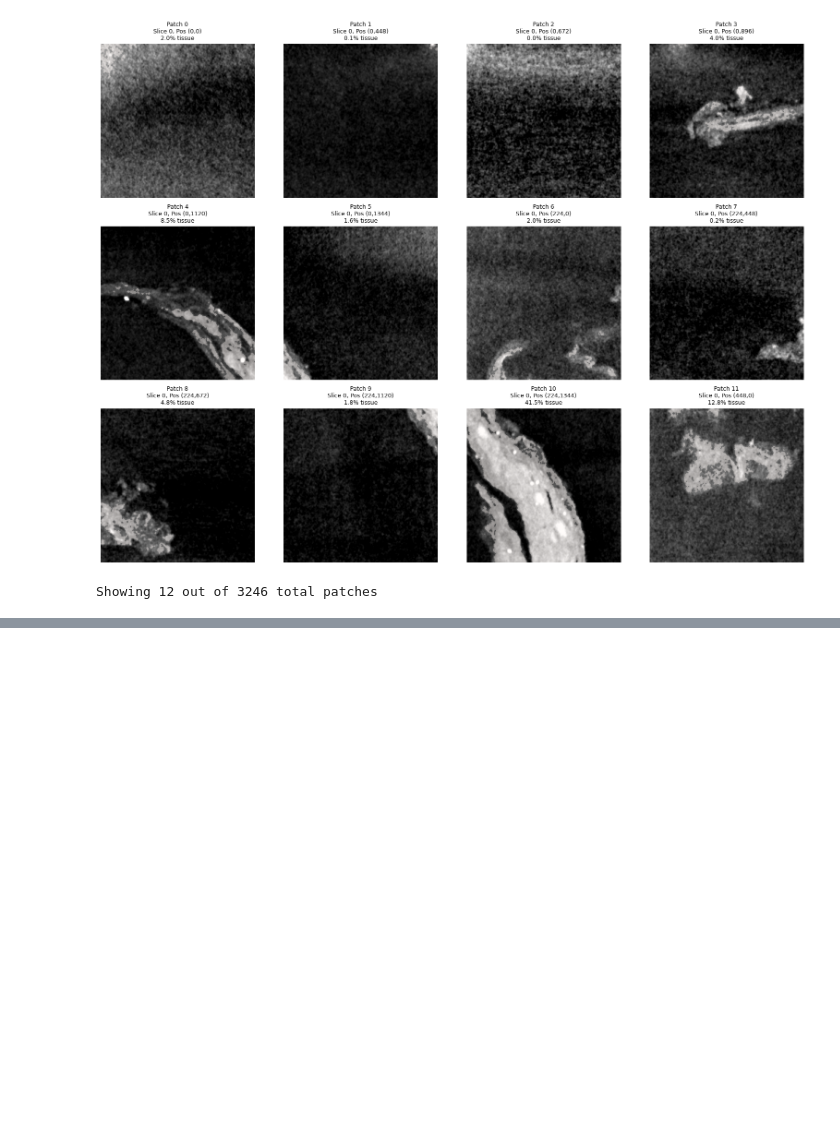
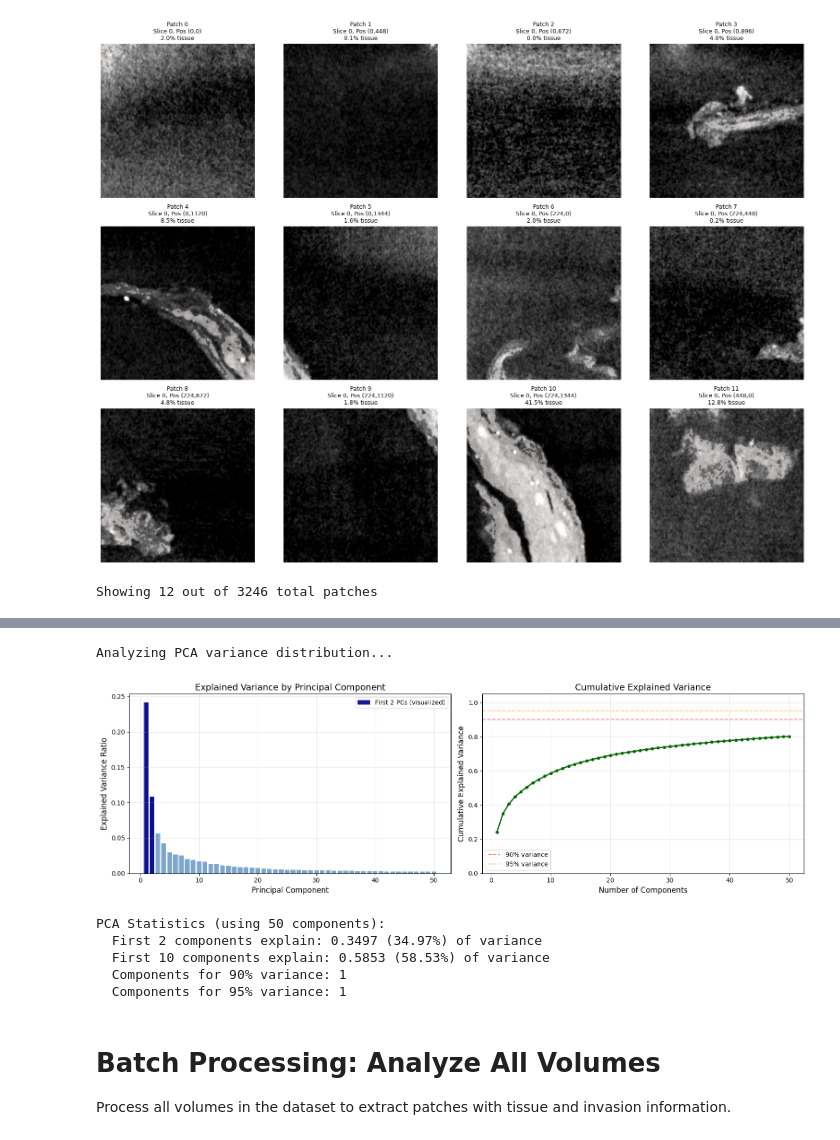
Before and after one commit to PauAltur/uni-thyroid-ct, a Jupyter notebook: notebooks/01-UNI-api-callback.ipynb, the cells around one changed output, grey strips where cells are left out. Drawn from its saved outputs; the diff is of its cells as text; code cells hidden in the pictures; blank space fills up the shorter version.

Commit message:
Visualized UNI embeddings

```diff
--- a/notebooks/01-UNI-api-callback.ipynb
+++ b/notebooks/01-UNI-api-callback.ipynb
@@ -433,0 +752,68 @@ Embedding statistics:
+# %%
+# Analyze PCA components - Explained Variance
+if 'pca_model' in globals() and pca_model is not None:
+    # Fit PCA with more components to see full variance distribution
+    print("Analyzing PCA variance distribution...")
+    n_components_to_analyze = min(50, patch_embeddings.shape[0], patch_embeddings.shape[1])
+
+    pca_full = PCA(n_components=n_components_to_analyze, random_state=42)
+    pca_full.fit(patch_embeddings)
+
+    # Create visualization
+    fig, axes = plt.subplots(1, 2, figsize=(16, 5))
+
+    # Plot 1: Explained variance ratio per component
+    axes[0].bar(range(1, len(pca_full.explained_variance_ratio_) + 1),
+                pca_full.explained_variance_ratio_,
+                alpha=0.7,
+                color='steelblue')
+    axes[0].set_xlabel('Principal Component', fontsize=12)
+    axes[0].set_ylabel('Explained Variance Ratio', fontsize=12)
+    axes[0].set_title('Explained Variance by Principal Component', fontsize=14)
+    axes[0].grid(True, alpha=0.3)
+
+    # Highlight first 2 components
+    axes[0].bar([1, 2], pca_full.explained_variance_ratio_[:2],
+                alpha=0.9, color='darkblue', label='First 2 PCs (visualized)')
+    axes[0].legend()
+
+    # Plot 2: Cumulative explained variance
+    cumulative_var = np.cumsum(pca_full.explained_variance_ratio_)
+    axes[1].plot(range(1, len(cumulative_var) + 1), cumulative_var,
+                 'o-', linewidth=2, markersize=4, color='darkgreen')
+    axes[1].axhline(y=0.9, color='r', linestyle='--', alpha=0.5, label='90% variance')
+    axes[1].axhline(y=0.95, color='orange', linestyle='--', alpha=0.5, label='95% variance')
+    axes[1].set_xlabel('Number of Components', fontsize=12)
+    axes[1].set_ylabel('Cumulative Explained Variance', fontsize=12)
+    axes[1].set_title('Cumulative Explained Variance', fontsize=14)
+    axes[1].grid(True, alpha=0.3)
+    axes[1].legend()
+    axes[1].set_ylim([0, 1.05])
+
+    plt.tight_layout()
+    plt.show()
+
+    # Print statistics
+    print(f"\nPCA Statistics (using {n_components_to_analyze} components):")
+    print(f"  First 2 components explain: {cumulative_var[1]:.4f} ({cumulative_var[1]*100:.2f}%) of variance")
+    print(f"  First 10 components explain: {cumulative_var[9]:.4f} ({cumulative_var[9]*100:.2f}%) of variance")
+
+    # Find components needed for 90% and 95% variance
+    n_90 = np.argmax(cumulative_var >= 0.90) + 1
+    n_95 = np.argmax(cumulative_var >= 0.95) + 1
+    print(f"  Components for 90% variance: {n_90}")
+    print(f"  Components for 95% variance: {n_95}")
+
+    # Store the full PCA model
+    global pca_full_model
+    pca_full_model = pca_full
+else:
+    print("PCA not available. Please run the dimensionality reduction cell first.")
+# %% [output]
+Analyzing PCA variance distribution...
+[figure, added]
+PCA Statistics (using 50 components):
+  First 2 components explain: 0.3497 (34.97%) of variance
+  First 10 components explain: 0.5853 (58.53%) of variance
+  Components for 90% variance: 1
+  Components for 95% variance: 1
@@ -433,0 +869,4 @@ Embedding statistics:
+# %% [markdown]
+# Batch Processing: Analyze All Volumes
+
+Process all volumes in the dataset to extract patches with tissue and invasion information.
```
Also changed, not shown: parts of 10 cells of this notebook, 1 other file.
